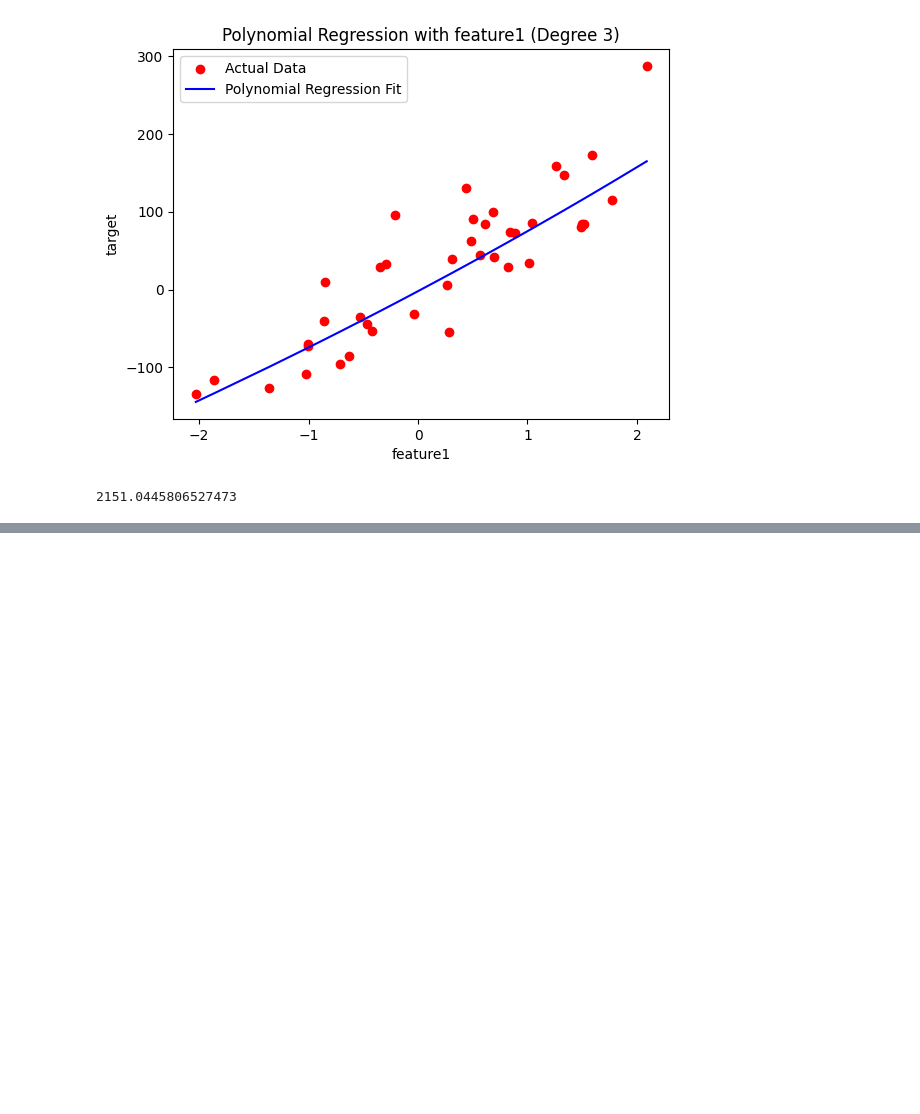
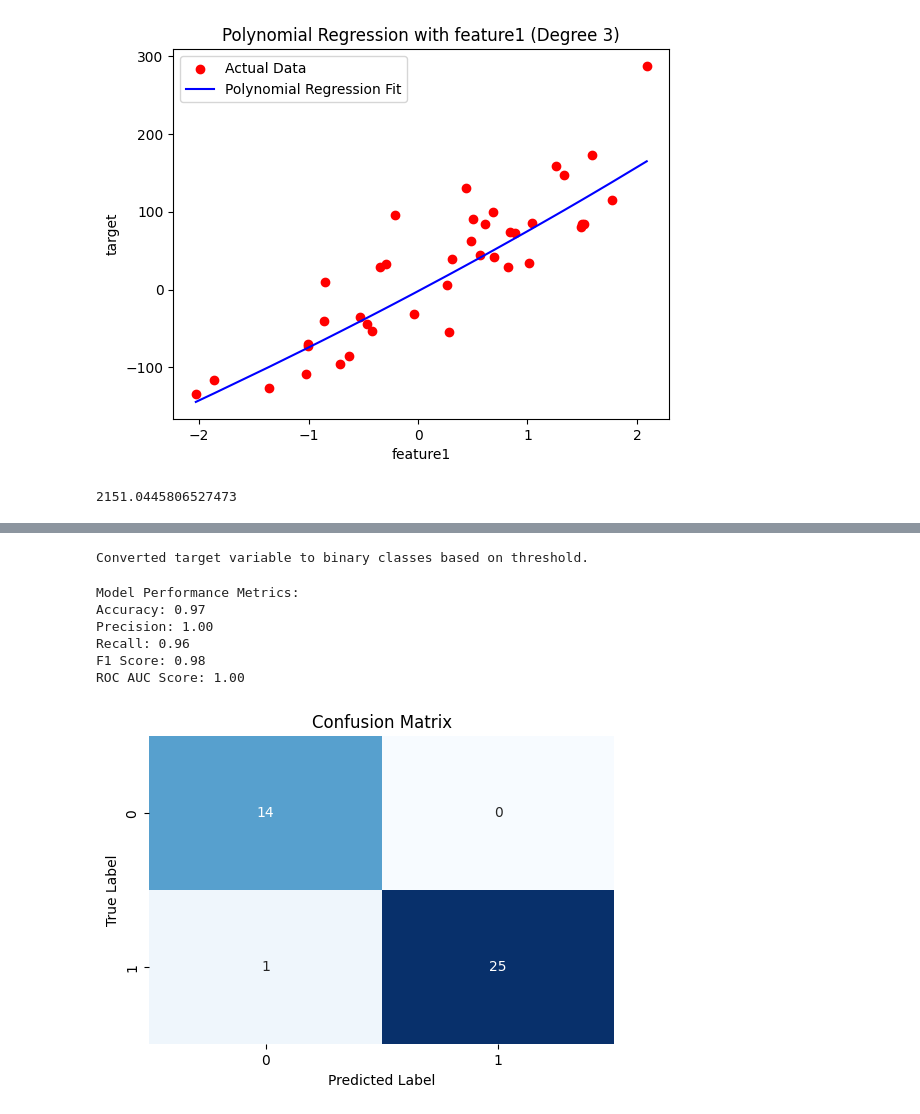
Before and after one commit to Aks-20/AI-ML, a Jupyter notebook: EDA_Cars_G_[1].ipynb, the cells around one changed output, grey strips where cells are left out. Drawn from its saved outputs; the diff is of its cells as text; code cells hidden in the pictures; blank space fills up the shorter version.

```diff
--- a/EDA_Cars_G_[1].ipynb
+++ b/EDA_Cars_G_[1].ipynb
@@ -757,0 +822,55 @@ mse
+# %%
+# Convert target variable to categorical if it's continuous
+# For binary classification: Convert based on a threshold
+if y.dtype != 'int' and y.dtype != 'bool':
+    # Choose a threshold value for binary classification (adjust as necessary)
+    threshold_value = y.median()  # Example: Use the median as a threshold
+    y = (y > threshold_value).astype(int)  # Converts to binary classes 0 and 1
+    print("\nConverted target variable to binary classes based on threshold.")
+# %% [output]
+Converted target variable to binary classes based on threshold.
+# %%
+# Split the data into training and testing sets (80% train, 20% test)
+X_train, X_test, y_train, y_test = train_test_split(X, y, test_size=0.2, random_state=42)
+
+# Initialize and train the Logistic Regression model
+model = LogisticRegression(max_iter=1000)
+model.fit(X_train, y_train)
+
+# Make predictions on the test set
+y_pred = model.predict(X_test)
+y_pred_proba = model.predict_proba(X_test)[:, 1]  # Probabilities for ROC AUC
+
+# Calculate performance metrics
+accuracy = accuracy_score(y_test, y_pred)
+precision = precision_score(y_test, y_pred)
+recall = recall_score(y_test, y_pred)
+f1 = f1_score(y_test, y_pred)
+roc_auc = roc_auc_score(y_test, y_pred_proba)
+# %%
+# Print performance metrics
+print("\nModel Performance Metrics:")
+print(f"Accuracy: {accuracy:.2f}")
+print(f"Precision: {precision:.2f}")
+print(f"Recall: {recall:.2f}")
+print(f"F1 Score: {f1:.2f}")
+print(f"ROC AUC Score: {roc_auc:.2f}")
+
+# Confusion matrix
+conf_matrix = confusion_matrix(y_test, y_pred)
+
+# Plot confusion matrix
+plt.figure(figsize=(6, 4))
+sns.heatmap(conf_matrix, annot=True, fmt='d', cmap='Blues', cbar=False)
+plt.title("Confusion Matrix")
+plt.xlabel("Predicted Label")
+plt.ylabel("True Label")
+plt.show()
+# %% [output]
+Model Performance Metrics:
+Accuracy: 0.97
+Precision: 1.00
+Recall: 0.96
+F1 Score: 0.98
+ROC AUC Score: 1.00
+[figure, added]
```
Also changed, not shown: parts of 23 cells of this notebook.
